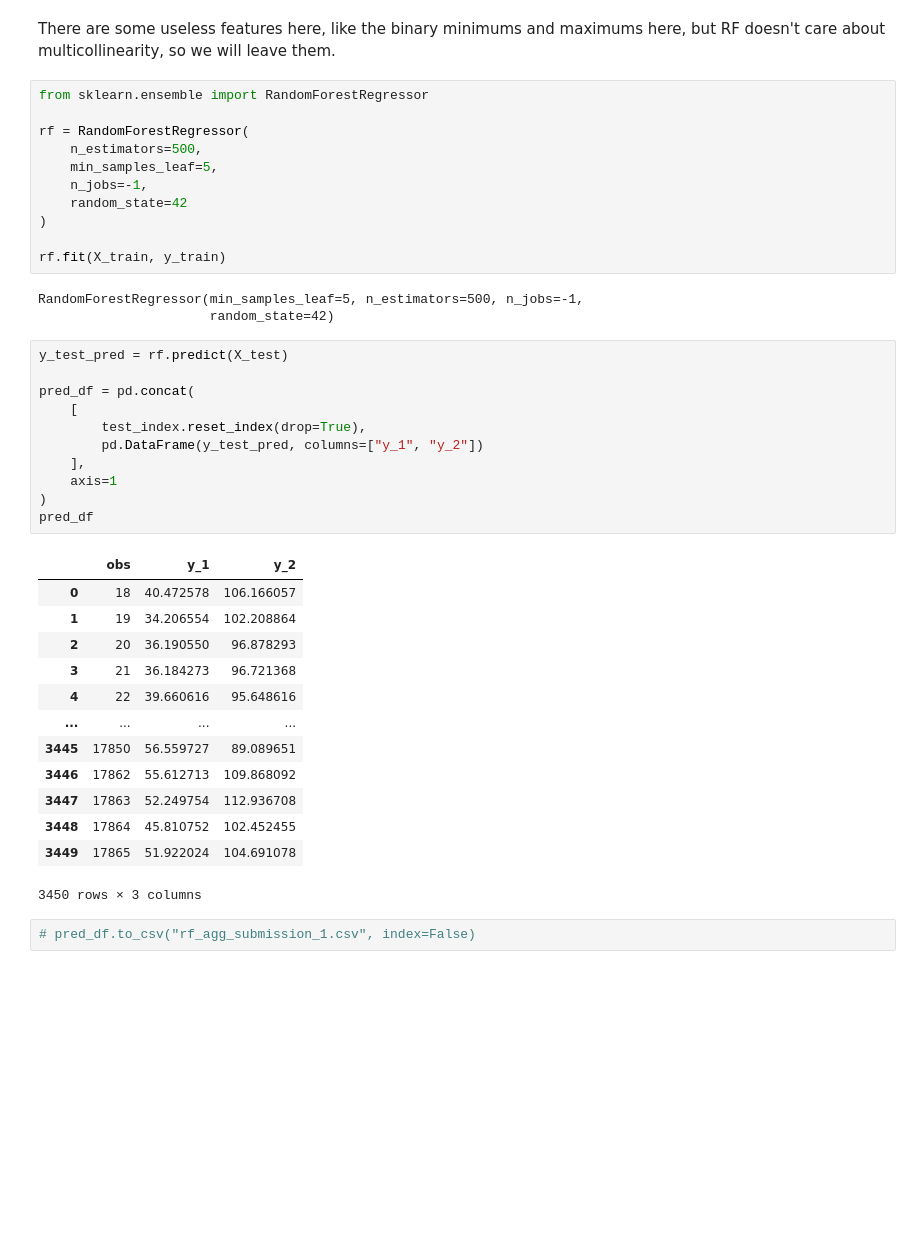
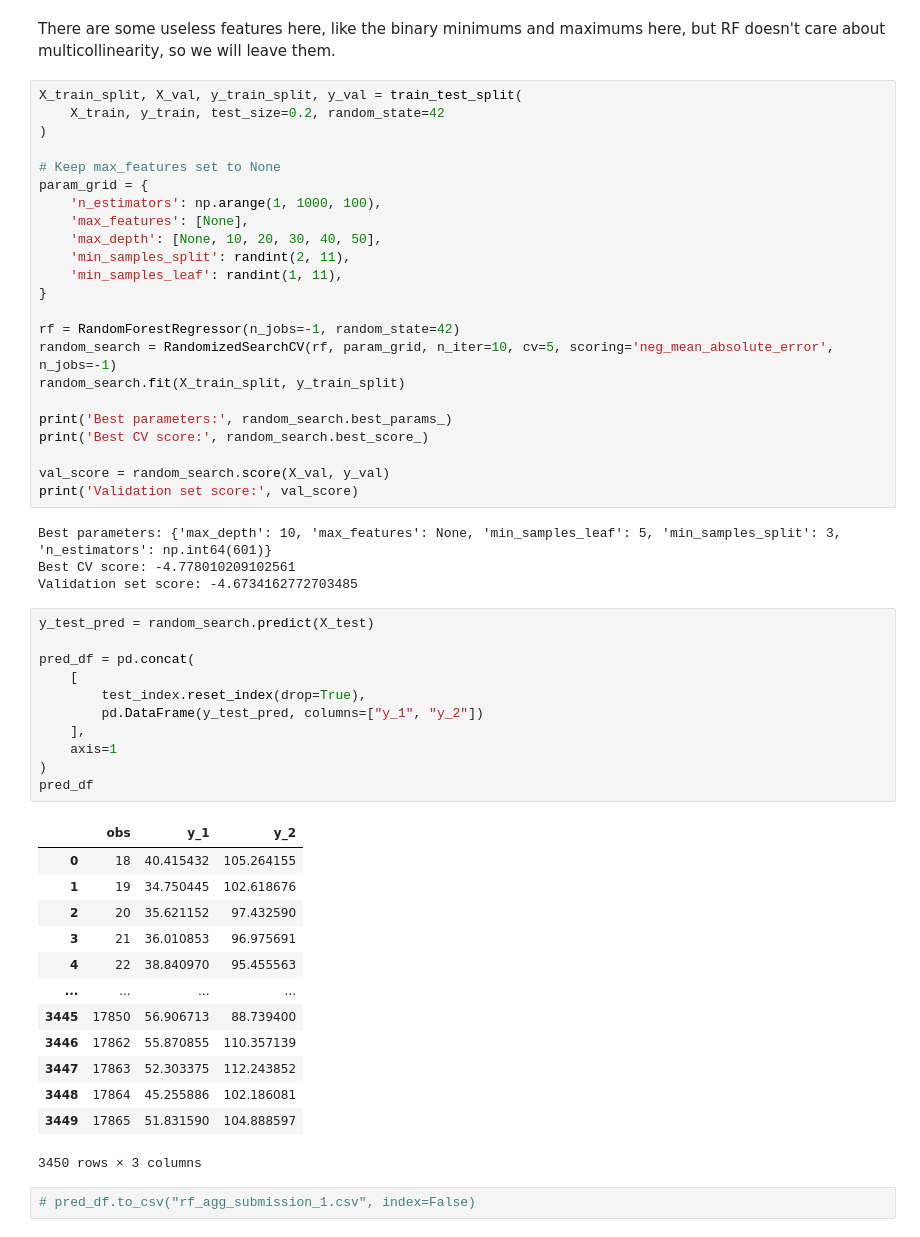
Before and after one commit to cyab05/advanced_ml_project, a Jupyter notebook: connor_random_forest.ipynb, the cells around one changed output. Cells and saved outputs as stored; diff of their text form; blank space fills up the shorter version.

Commit message:
update RF to use validation set

```diff
--- a/connor_random_forest.ipynb
+++ b/connor_random_forest.ipynb
@@ -121,44 +127,57 @@ t_4_std       0
 dtype: int64
 # %% [markdown]
 There are some useless features here, like the binary minimums and maximums here, but RF doesn't care about multicollinearity, so we will leave them.
-# %%
-from sklearn.ensemble import RandomForestRegressor
-
-rf = RandomForestRegressor(
-    n_estimators=500,
-    min_samples_leaf=5,
-    n_jobs=-1,
-    random_state=42
-)
-
-rf.fit(X_train, y_train)
-# %% [output]
-RandomForestRegressor(min_samples_leaf=5, n_estimators=500, n_jobs=-1,
-                      random_state=42)
+# %%
+X_train_split, X_val, y_train_split, y_val = train_test_split(
+    X_train, y_train, test_size=0.2, random_state=42
+)
+
+# Keep max_features set to None
+param_grid = {
+    'n_estimators': np.arange(1, 1000, 100),
+    'max_features': [None],
+    'max_depth': [None, 10, 20, 30, 40, 50],
+    'min_samples_split': randint(2, 11),
+    'min_samples_leaf': randint(1, 11),
+}
+
+rf = RandomForestRegressor(n_jobs=-1, random_state=42)
+random_search = RandomizedSearchCV(rf, param_grid, n_iter=10, cv=5, scoring='neg_mean_absolute_error', n_jobs=-1)
+random_search.fit(X_train_split, y_train_split)
+
+print('Best parameters:', random_search.best_params_)
+print('Best CV score:', random_search.best_score_)
+
+val_score = random_search.score(X_val, y_val)
+print('Validation set score:', val_score)
+# %% [output]
+Best parameters: {'max_depth': 10, 'max_features': None, 'min_samples_leaf': 5, 'min_samples_split': 3, 'n_estimators': np.int64(601)}
+Best CV score: -4.778010209102561
+Validation set score: -4.6734162772703485
 # %%
-y_test_pred = rf.predict(X_test)
+y_test_pred = random_search.predict(X_test)
 
 pred_df = pd.concat(
     [
         test_index.reset_index(drop=True),
         pd.DataFrame(y_test_pred, columns=["y_1", "y_2"])
     ],
     axis=1
 )
 pred_df
 # %% [output]
 |  | obs | y_1 | y_2 |
-| 0 | 18 | 40.472578 | 106.166057 |
-| 1 | 19 | 34.206554 | 102.208864 |
-| 2 | 20 | 36.190550 | 96.878293 |
-| 3 | 21 | 36.184273 | 96.721368 |
-| 4 | 22 | 39.660616 | 95.648616 |
+| 0 | 18 | 40.415432 | 105.264155 |
+| 1 | 19 | 34.750445 | 102.618676 |
+| 2 | 20 | 35.621152 | 97.432590 |
+| 3 | 21 | 36.010853 | 96.975691 |
+| 4 | 22 | 38.840970 | 95.455563 |
 | ... | ... | ... | ... |
-| 3445 | 17850 | 56.559727 | 89.089651 |
-| 3446 | 17862 | 55.612713 | 109.868092 |
-| 3447 | 17863 | 52.249754 | 112.936708 |
-| 3448 | 17864 | 45.810752 | 102.452455 |
-| 3449 | 17865 | 51.922024 | 104.691078 |
+| 3445 | 17850 | 56.906713 | 88.739400 |
+| 3446 | 17862 | 55.870855 | 110.357139 |
+| 3447 | 17863 | 52.303375 | 112.243852 |
+| 3448 | 17864 | 45.255886 | 102.186081 |
+| 3449 | 17865 | 51.831590 | 104.888597 |
 3450 rows × 3 columns
 # %%
 # pred_df.to_csv("rf_agg_submission_1.csv", index=False)
```
Also changed, not shown: parts of 10 cells of this notebook.
